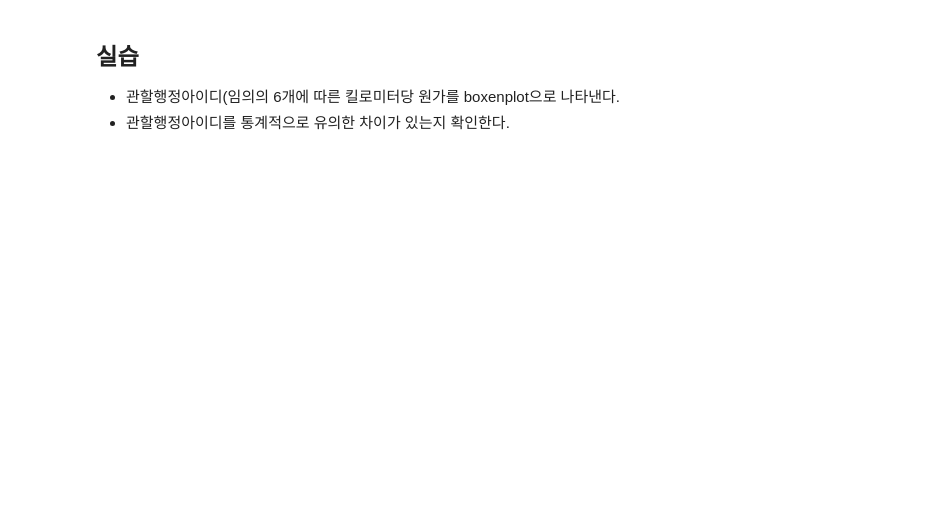
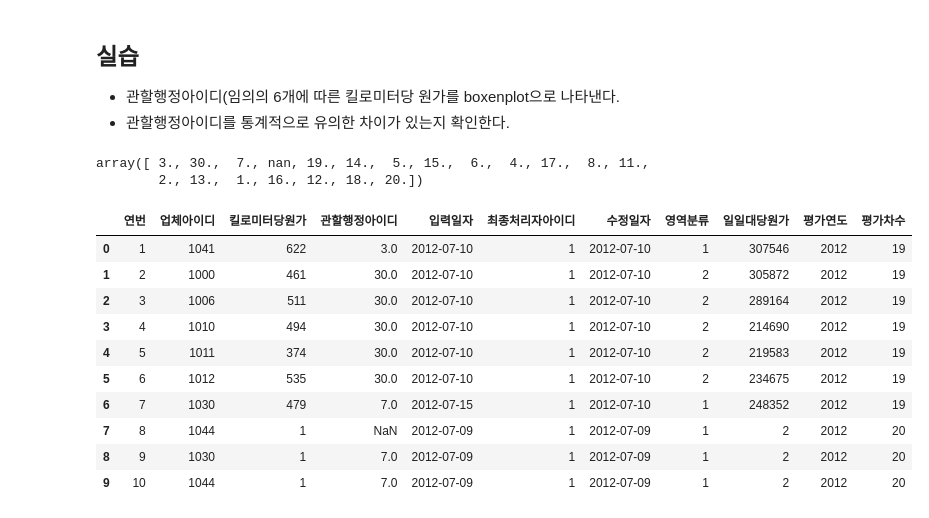
Before and after one commit to Keunji123/KJH, a Jupyter notebook: 1123.ipynb, the cells around one changed output. Cells and saved outputs as stored; diff of their text form; code cells hidden in the pictures; blank space fills up the shorter version.

```diff
--- a/1123.ipynb
+++ b/1123.ipynb
@@ -233,3 +223,22 @@ df
 ## 실습
 * 관할행정아이디(임의의 6개에 따른 킬로미터당 원가를 boxenplot으로 나타낸다.
 * 관할행정아이디를 통계적으로 유의한 차이가 있는지 확인한다.
+# %%
+df['관할행정아이디'].unique()
+# %% [output]
+array([ 3., 30.,  7., nan, 19., 14.,  5., 15.,  6.,  4., 17.,  8., 11.,
+        2., 13.,  1., 16., 12., 18., 20.])
+# %%
+df.head(10)
+# %% [output]
+|  | 연번 | 업체아이디 | 킬로미터당원가 | 관할행정아이디 | 입력일자 | 최종처리자아이디 | 수정일자 | 영역분류 | 일일대당원가 | 평가연도 | 평가차수 |
+| 0 | 1 | 1041 | 622 | 3.0 | 2012-07-10 | 1 | 2012-07-10 | 1 | 307546 | 2012 | 19 |
+| 1 | 2 | 1000 | 461 | 30.0 | 2012-07-10 | 1 | 2012-07-10 | 2 | 305872 | 2012 | 19 |
+| 2 | 3 | 1006 | 511 | 30.0 | 2012-07-10 | 1 | 2012-07-10 | 2 | 289164 | 2012 | 19 |
+| 3 | 4 | 1010 | 494 | 30.0 | 2012-07-10 | 1 | 2012-07-10 | 2 | 214690 | 2012 | 19 |
+| 4 | 5 | 1011 | 374 | 30.0 | 2012-07-10 | 1 | 2012-07-10 | 2 | 219583 | 2012 | 19 |
+| 5 | 6 | 1012 | 535 | 30.0 | 2012-07-10 | 1 | 2012-07-10 | 2 | 234675 | 2012 | 19 |
+| 6 | 7 | 1030 | 479 | 7.0 | 2012-07-15 | 1 | 2012-07-10 | 1 | 248352 | 2012 | 19 |
+| 7 | 8 | 1044 | 1 | NaN | 2012-07-09 | 1 | 2012-07-09 | 1 | 2 | 2012 | 20 |
+| 8 | 9 | 1030 | 1 | 7.0 | 2012-07-09 | 1 | 2012-07-09 | 1 | 2 | 2012 | 20 |
+| 9 | 10 | 1044 | 1 | 7.0 | 2012-07-09 | 1 | 2012-07-09 | 1 | 2 | 2012 | 20 |
```
Also changed, not shown: parts of 9 cells of this notebook, 5 other files.
